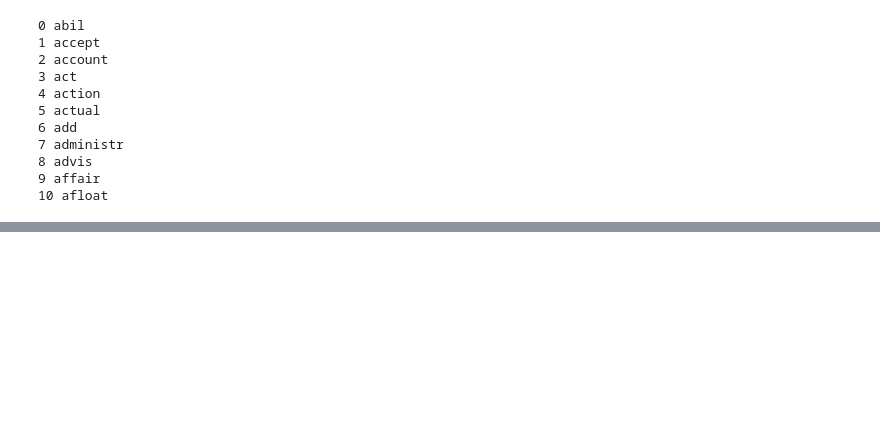
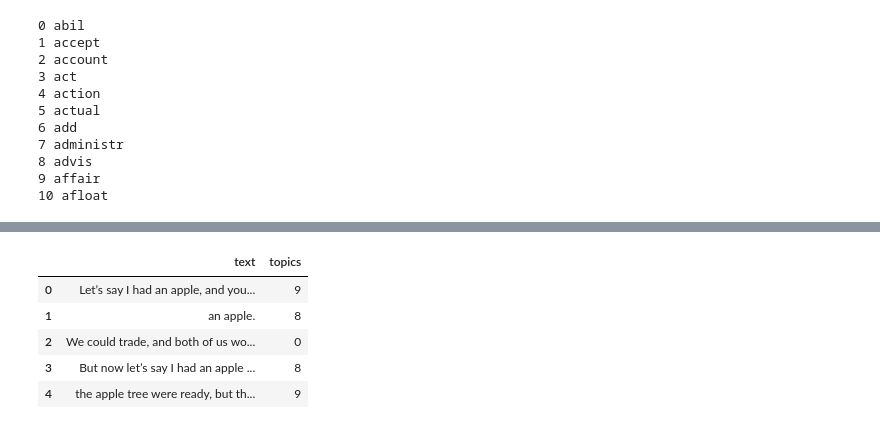
Before and after one commit to dartmouth-cs98-23f/project-short-learning-ml, a Jupyter notebook: labeling/lda/lda_gensim_test.ipynb, the cells around one changed output, grey strips where cells are left out. Cells and saved outputs as stored; diff of their text form; code cells hidden in the pictures; blank space fills up the shorter version.

Commit message:
rough gensim trained model

```diff
--- a/labeling/lda/lda_gensim_test.ipynb
+++ b/labeling/lda/lda_gensim_test.ipynb
@@ -207,7 +248,7 @@ Topic: 0.004*"trump" + 0.002*"clinton" + 0.001*"presid" + 0.001*"polic" + 0.001*
 # %%
-unseen_document = 'artificial intelligence is cool'
+unseen_document = 'if you love traveling, you\'ll love this'
 bow_vector = dictionary.doc2bow(preprocess(unseen_document))
 for index, score in sorted(lda_model_tfidf[bow_vector], key=lambda tup: -1*tup[1]):
-    topic = lda_model_tfidf.print_topic(index, 5)
+    topic = lda_model_tfidf.print_topic(index, 10)
     print("Score: {}\t Topic words:{}".format(score, re.sub('[^A-Za-z]+', ',', topic)))
 # %% [output]
@@ -223,0 +298,8 @@ Score: 0.02501903474330902       Topic words:,health,insur,care,trump,patient,
+# %%
+# getting the topic number of most likely topic
+# topic = max(top_topics, key=lambda x: x[1])[0]
+# topic
+
+for doc in train_vecs:
+    topic = doc.index(max(doc))
+    print(topic)
@@ -223,0 +308,21 @@ Score: 0.02501903474330902       Topic words:,health,insur,care,trump,patient,
+# %%
+# unseen_document = 'if you love traveling, you\'ll love this'
+# bow_vector = dictionary.doc2bow(preprocess(unseen_document))
+# for index, score in sorted(lda_model_tfidf[bow_vector], key=lambda tup: -1*tup[1]):
+#     topic = lda_model_tfidf.print_topic(index, 10)
+#     print("Score: {}\t Topic words:{}".format(score, re.sub('[^A-Za-z]+', ',', topic)))
+unseen_df = pd.read_csv(test_path)
+
+train_vecs = []
+for text_entry in unseen_df['text']:
+    bow_vector = dictionary.doc2bow(preprocess(text_entry))
+    top_topics = (
+        lda_model_tfidf.get_document_topics(bow_vector,
+                                        minimum_probability=0.0)
+    )
+
+    # probabilities for topics 0-num_topics, unsorted
+    train_vecs.append(top_topics)
+
+
+pprint(train_vecs)
@@ -223,0 +347,17 @@ Score: 0.02501903474330902       Topic words:,health,insur,care,trump,patient,
+# %%
+topic_results = []
+for doc in train_vecs:
+    topic_idx, score = max(doc, key=lambda x: x[1]) # numerical topic
+    topic_results.append(topic_idx)
+    # topic = lda_model_tfidf.print_topic(topic_idx, 10)      # topic words
+    # print(re.sub('[^A-Za-z]+', ',', topic))                 # top words in this topic
+
+unseen_df['topics'] = topic_results
+unseen_df.head()
+# %% [output]
+|  | text | topics |
+| 0 | Let’s say I had an apple, and you... | 9 |
+| 1 | an apple. | 8 |
+| 2 | We could trade, and both of us wo... | 0 |
+| 3 | But now let’s say I had an apple ... | 8 |
+| 4 | the apple tree were ready, but th... | 9 |
```
Also changed, not shown: parts of 12 cells of this notebook, 1 other file.
